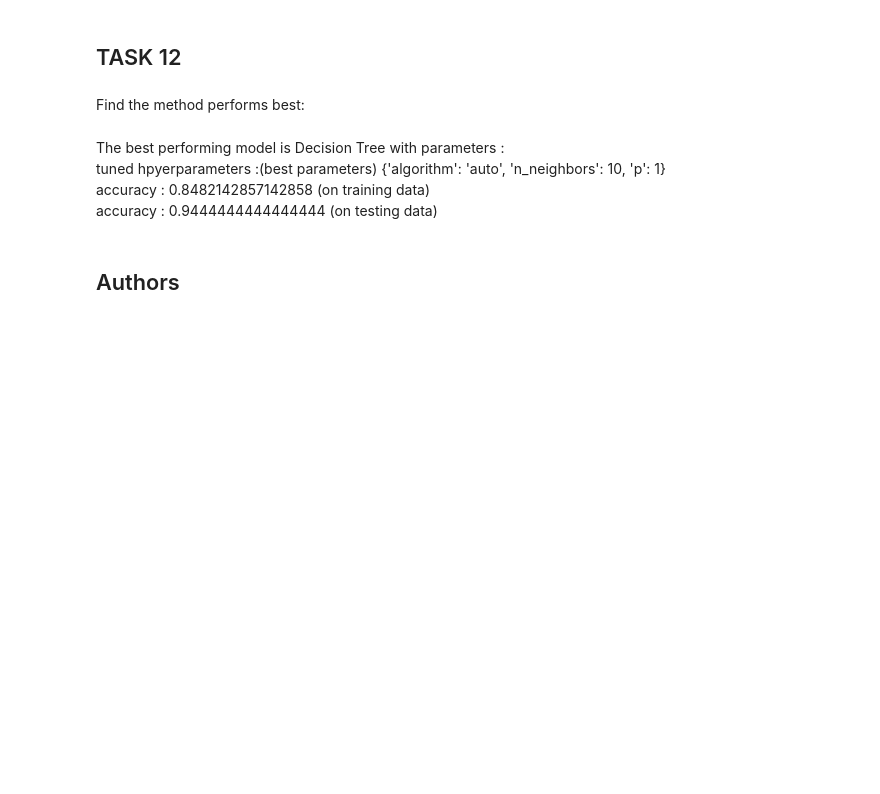
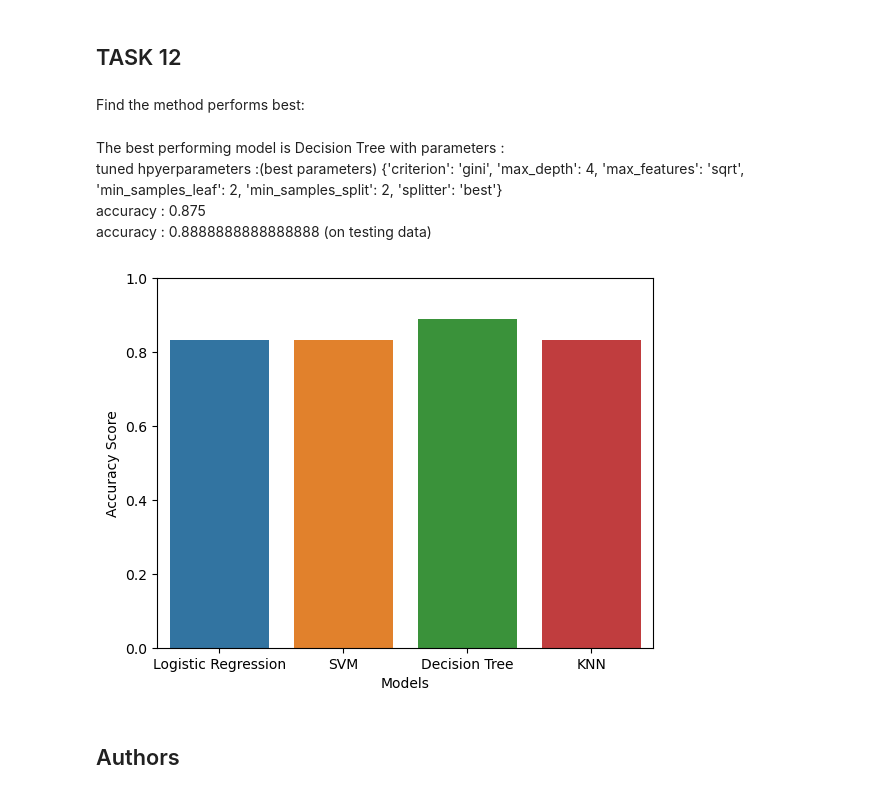
Before and after one commit to adhyan10/IBM-Coursera-capstone-project, a Jupyter notebook: Modeling.ipynb, the cells around one changed output. Saved outputs shown, nothing was run; the diff lists cells and outputs as text; code cells hidden in the pictures; blank space fills up the shorter version.

```diff
--- a/Modeling.ipynb
+++ b/Modeling.ipynb
@@ -374,9 +377,20 @@ plot_confusion_matrix(Y_test,yhat)
 Find the method performs best:
 # %% [markdown]
 The best performing model is Decision Tree with parameters : <br/>
-tuned hpyerparameters :(best parameters)  {'algorithm': 'auto', 'n_neighbors': 10, 'p': 1} <br/>
-accuracy : 0.8482142857142858 (on training data) <br/>
-accuracy : 0.9444444444444444 (on testing data)
+tuned hpyerparameters :(best parameters)  {'criterion': 'gini', 'max_depth': 4, 'max_features': 'sqrt', 'min_samples_leaf': 2, 'min_samples_split': 2, 'splitter': 'best'} <br/>
+accuracy : 0.875 <br/>
+accuracy : 0.8888888888888888 (on testing data)
+# %%
+acc_scores =[lr_acc_score,svm_acc_score,tree_acc_score,knn_acc_score]
+models = ["Logistic Regression", "SVM" ,"Decision Tree", "KNN"]
+# %%
+sns.barplot(x=models ,y= acc_scores)
+plt.ylim(0.0,1.0)
+plt.xlabel("Models")
+plt.ylabel("Accuracy Score")
+plt.show()
+# %% [output]
+[figure, added]
 # %% [markdown]
 ## Authors
 # %% [markdown]
```
Also changed, not shown: parts of 5 cells of this notebook.
